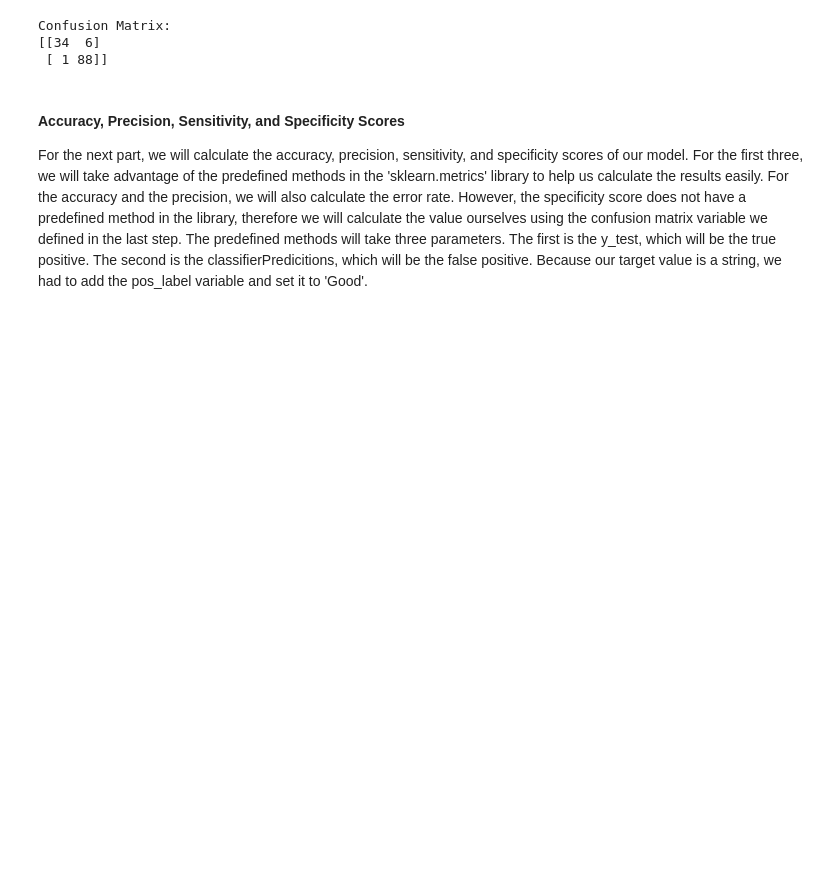
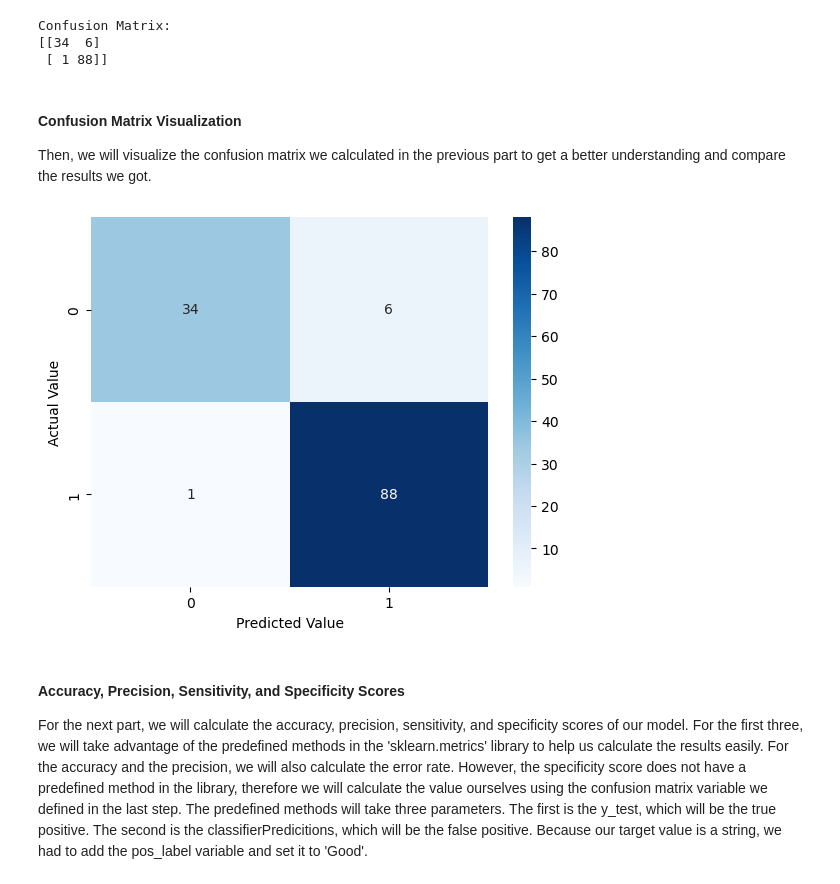
Before and after one commit to aljoharash/SWE485, a Jupyter notebook: Supervised learning/Phase 2 - Supervised Learning Algorithms.ipynb, the cells around one changed output. Saved outputs shown, nothing was run; the diff lists cells and outputs as text; code cells hidden in the pictures; blank space fills up the shorter version.

```diff
--- a/Supervised learning/Phase 2 - Supervised Learning Algorithms.ipynb
+++ b/Supervised learning/Phase 2 - Supervised Learning Algorithms.ipynb
@@ -61,6 +61,21 @@ print(confusionMatrix)
 Confusion Matrix:
 [[34  6]
  [ 1 88]]
+# %% [markdown]
+#### Confusion Matrix Visualization
+
+Then, we will visualize the confusion matrix we calculated in the previous part to get a better understanding and compare the results we got.
+# %%
+import matplotlib.pyplot as plt
+import seaborn as sns
+
+#We will use the heatmap method from the "seaborn" library to visualize the confusion matrix.
+sns.heatmap(confusionMatrix, cmap="Blues", annot=True)
+plt.xlabel("Predicted Value")
+plt.ylabel("Actual Value")
+plt.show()
+# %% [output]
+[figure, added]
 # %% [markdown]
 #### Accuracy, Precision, Sensitivity, and Specificity Scores
 
```
Also changed, not shown: parts of 1 cell of this notebook.
